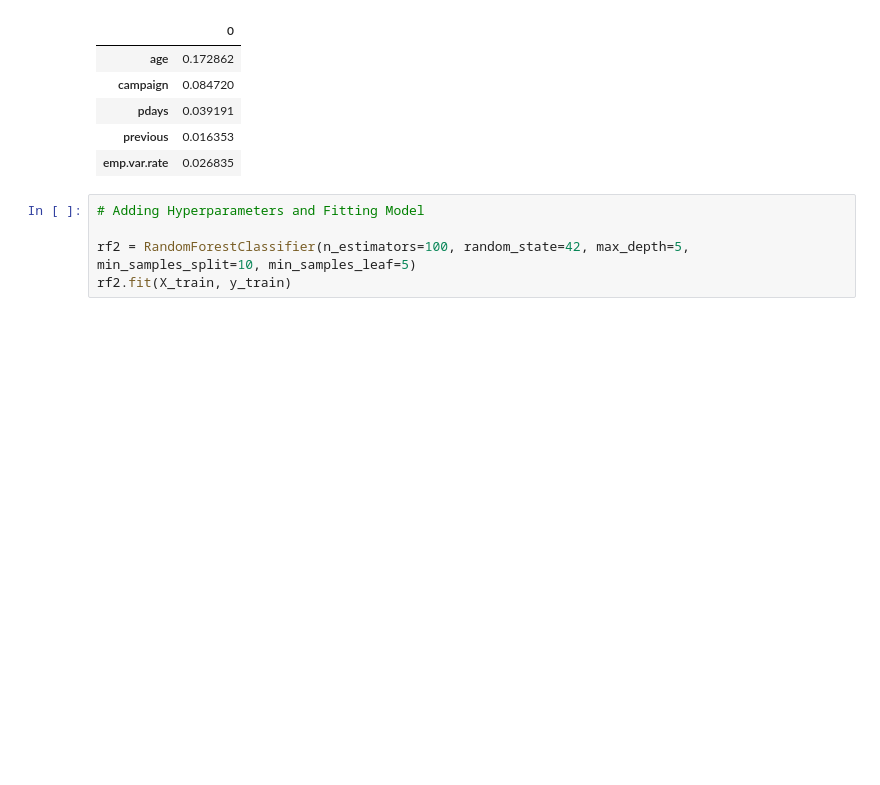
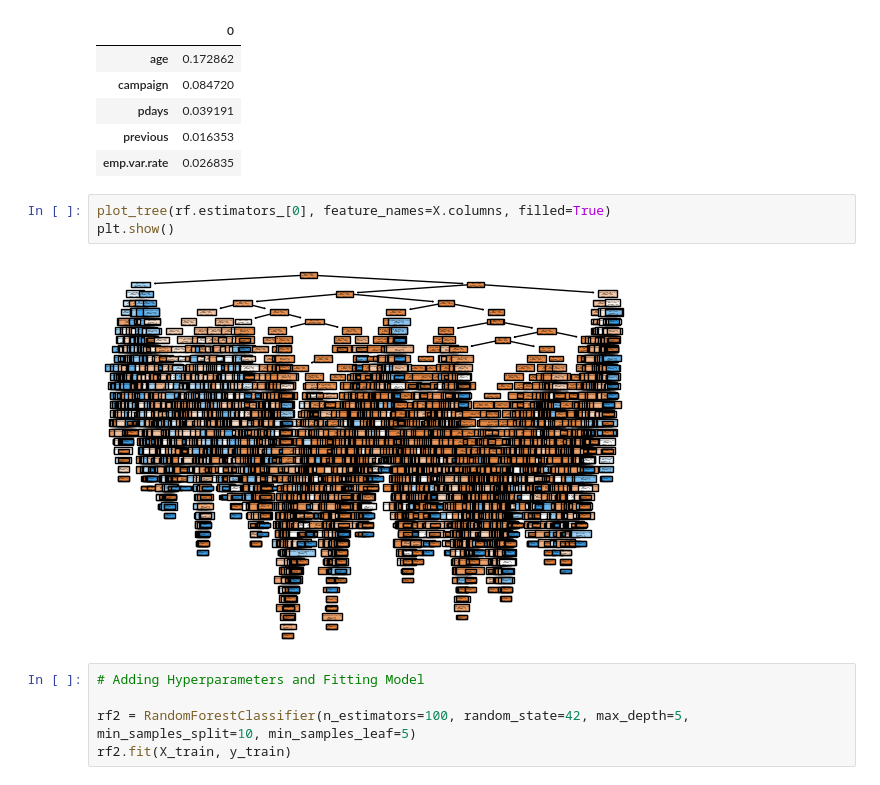
Before and after one commit to Taylor-Paxman/CSE450, a Jupyter notebook: case_study_1_team__1.ipynb, the cells around one changed output. Saved outputs shown, nothing was run; the diff lists cells and outputs as text; blank space fills up the shorter version.

```diff
--- a/case_study_1_team__1.ipynb
+++ b/case_study_1_team__1.ipynb
@@ -332,6 +334,11 @@ features.head()
 | pdays | 0.039191 |
 | previous | 0.016353 |
 | emp.var.rate | 0.026835 |
+# %%
+plot_tree(rf.estimators_[0], feature_names=X.columns, filled=True)
+plt.show()
+# %% [output]
+[figure, added]
 # %%
 # Adding Hyperparameters and Fitting Model
 
```
Also changed, not shown: parts of 3 cells of this notebook.
